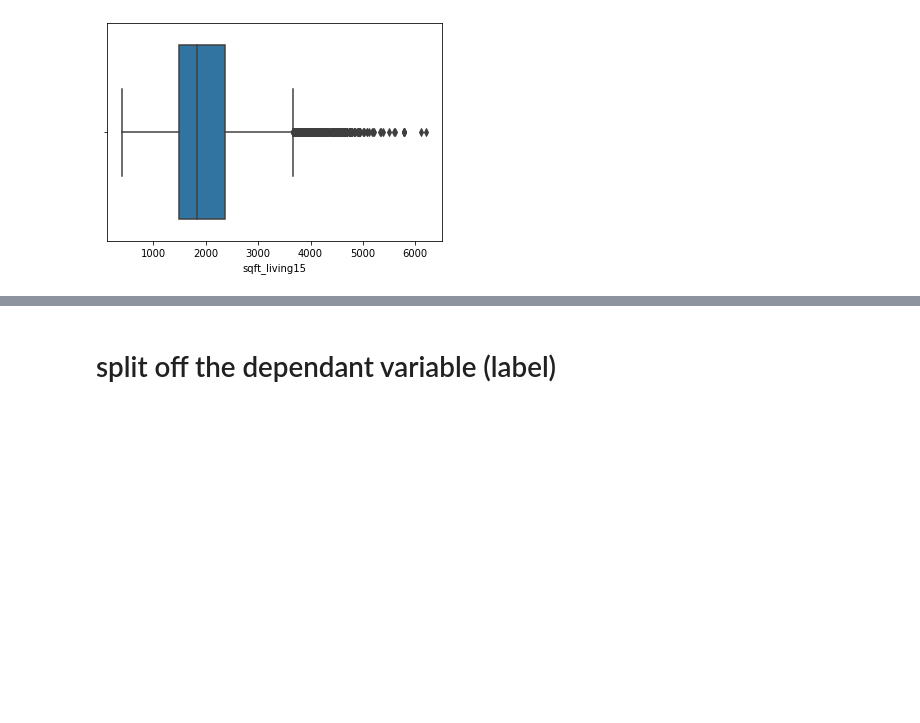
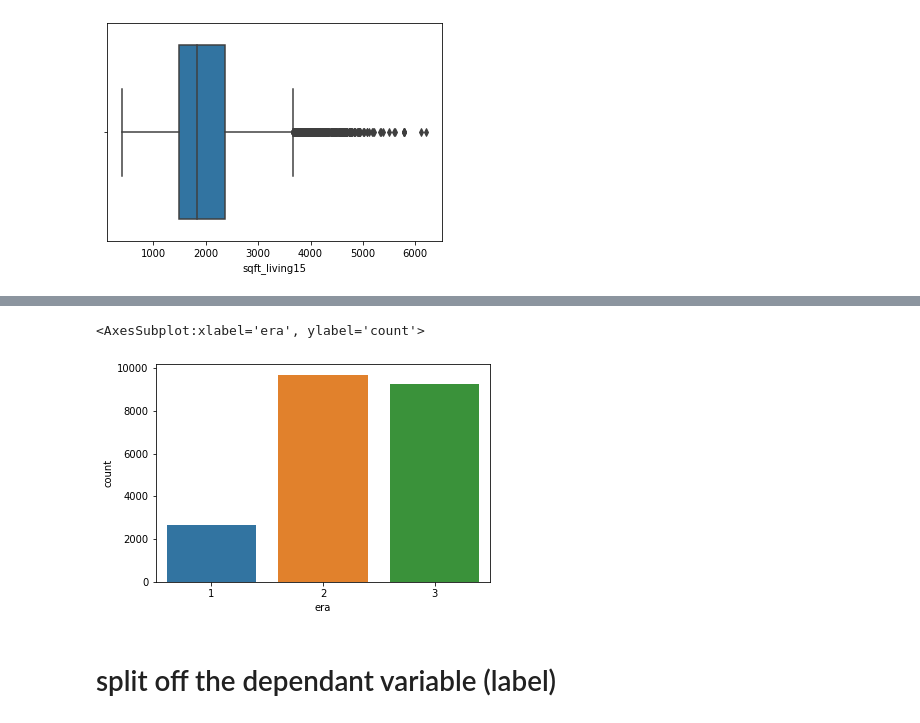
Before and after one commit to urospetkovic/IronHackLabs, a Jupyter notebook: week6/Real_estate_prices_prediction_outline.ipynb, the cells around one changed output, grey strips where cells are left out. Drawn from its saved outputs; the diff is of its cells as text; code cells hidden in the pictures; blank space fills up the shorter version.

```diff
--- a/week6/Real_estate_prices_prediction_outline.ipynb
+++ b/week6/Real_estate_prices_prediction_outline.ipynb
@@ -260 +346,6 @@ sns.boxplot(df['sqft_living15'])
+# %%
+sns.countplot(x=df['era'])
+# %% [output]
+<AxesSubplot:xlabel='era', ylabel='count'>
+[figure, added]
 # %%
```
Also changed, not shown: parts of 32 cells of this notebook, 29 other files.
